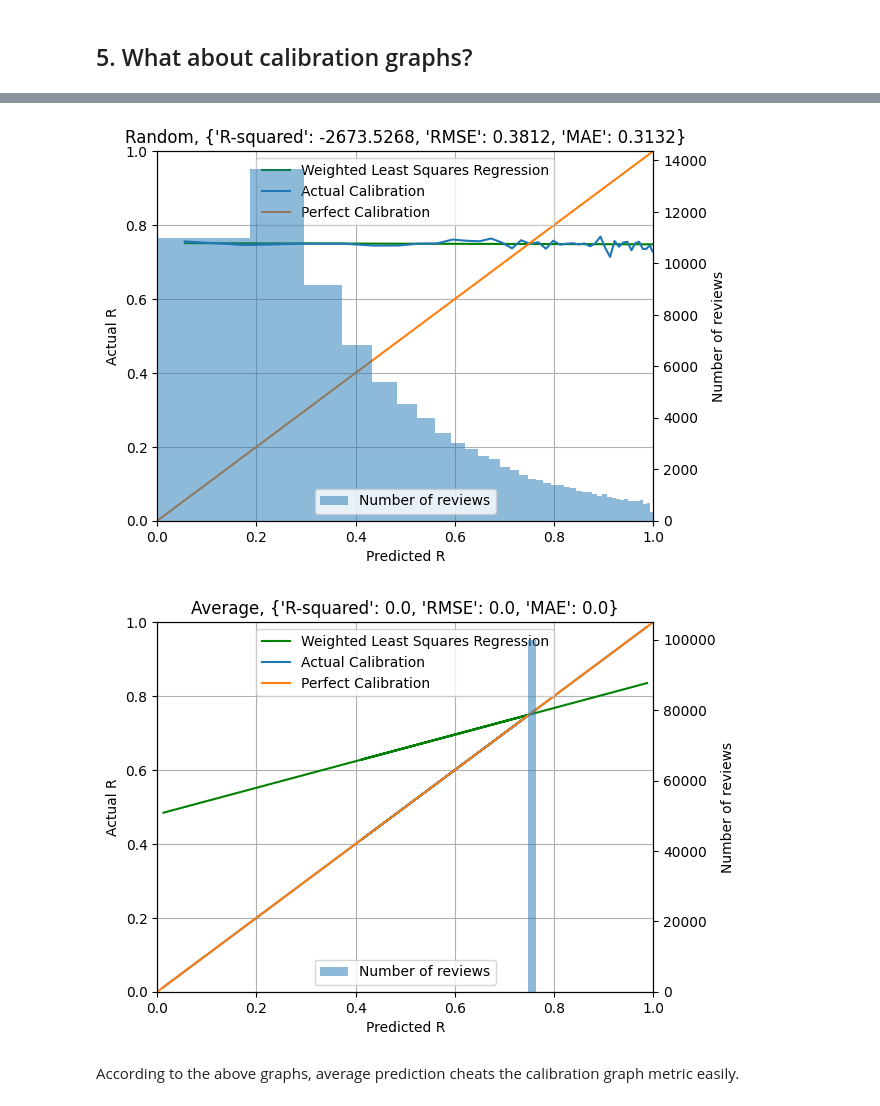
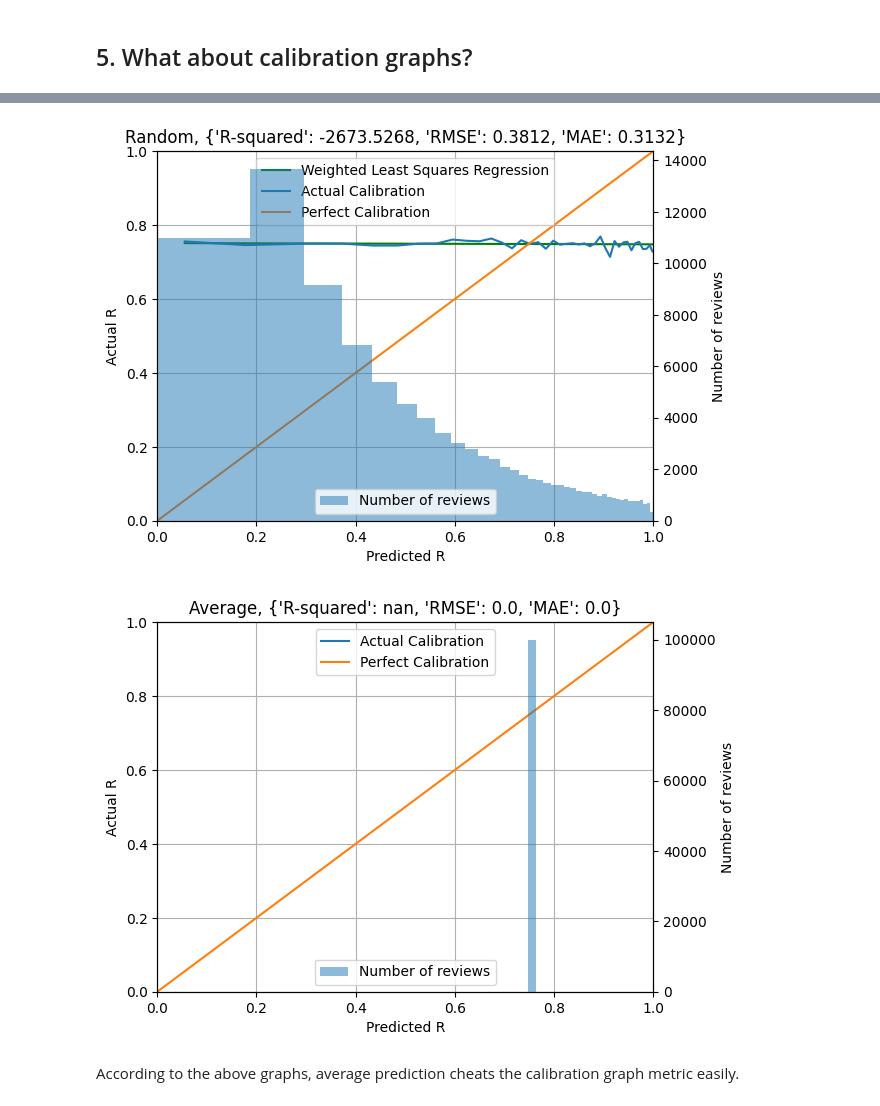
Before and after one commit to open-spaced-repetition/spaced-repetition-algorithm-metric, a Jupyter notebook: metrics_research.ipynb, the cells around one changed output, grey strips where cells are left out. Cells and saved outputs as stored; diff of their text form; code cells hidden in the pictures.

```diff
--- a/metrics_research.ipynb
+++ b/metrics_research.ipynb
@@ -89,10 +89,9 @@ def load_brier(predictions, real, bins=20):
         prediction[bin] += p
 
     np.seterr(invalid='ignore')
+    mask = counts > 0
     prediction_means = prediction / counts
-    prediction_means[np.isnan(prediction_means)] = ((np.arange(bins) + 0.5) / bins)[np.isnan(prediction_means)]
     correct_means = correct / counts
-    correct_means[np.isnan(correct_means)] = ((np.arange(bins) + 0.5) / bins)[np.isnan(correct_means)]
     size = len(predictions)
     answer_mean = sum(correct) / size
     return {
@@ -101,9 +100,9 @@ def load_brier(predictions, real, bins=20):
         "uncertainty": answer_mean * (1 - answer_mean),
         "detail": {
             "bin_count": bins,
-            "bin_counts": list(counts),
-            "bin_prediction_means": list(prediction_means),
-            "bin_correct_means": list(correct_means),
+            "bin_counts": counts,
+            "bin_prediction_means": prediction_means,
+            "bin_correct_means": correct_means,
         }
     }
 
@@ -112,15 +111,19 @@ def plot_brier(predictions, real, bins=20, title=None):
     bin_prediction_means = brier['detail']['bin_prediction_means']
     bin_correct_means = brier['detail']['bin_correct_means']
     bin_counts = brier['detail']['bin_counts']
-    r2 = r2_score(bin_correct_means, bin_prediction_means, sample_weight=bin_counts)
-    rmse = mean_squared_error(bin_correct_means, bin_prediction_means, sample_weight=bin_counts, squared=False)
-    mae = mean_absolute_error(bin_correct_means, bin_prediction_means, sample_weight=bin_counts)
+    mask = bin_counts > 0
+    r2 = r2_score(bin_correct_means[mask], bin_prediction_means[mask], sample_weight=bin_counts[mask])
+    rmse = mean_squared_error(bin_correct_means[mask], bin_prediction_means[mask], sample_weight=bin_counts[mask], squared=False)
+    mae = mean_absolute_error(bin_correct_means[mask], bin_prediction_means[mask], sample_weight=bin_counts[mask])
     plt.xlim([0, 1])
     plt.ylim([0, 1])
     plt.grid(True)
-    fit_wls = sm.WLS(bin_correct_means, sm.add_constant(bin_prediction_means), weights=bin_counts).fit()
-    y_regression = [fit_wls.params[0] + fit_wls.params[1]*x for x in bin_prediction_means]
-    plt.plot(bin_prediction_means, y_regression, label='Weighted Least Squares Regression', color="green")
+    try:
+        fit_wls = sm.WLS(bin_correct_means[mask], sm.add_constant(bin_prediction_means[mask]), weights=bin_counts[mask]).fit()
+        y_regression = [fit_wls.params[0] + fit_wls.params[1]*x for x in bin_prediction_means[mask]]
+        plt.plot(bin_prediction_means[mask], y_regression, label='Weighted Least Squares Regression', color="green")
+    except:
+        pass
     plt.plot(bin_prediction_means, bin_correct_means, label='Actual Calibration', color="#1f77b4")
     plt.plot((0, 1), (0, 1), label='Perfect Calibration', color="#ff7f0e")
     bin_count = brier['detail']['bin_count']
@@ -158,4 +161,4 @@ plot_brier([sum(y)/len(y)] * len(y), y, bins=n_bins, title="Average")
 [figure]
-[figure, old version]
+[figure, new version]
 # %% [markdown]
 According to the above graphs, average prediction cheats the calibration graph metric easily.
```
Also changed, not shown: parts of 1 cell of this notebook.
